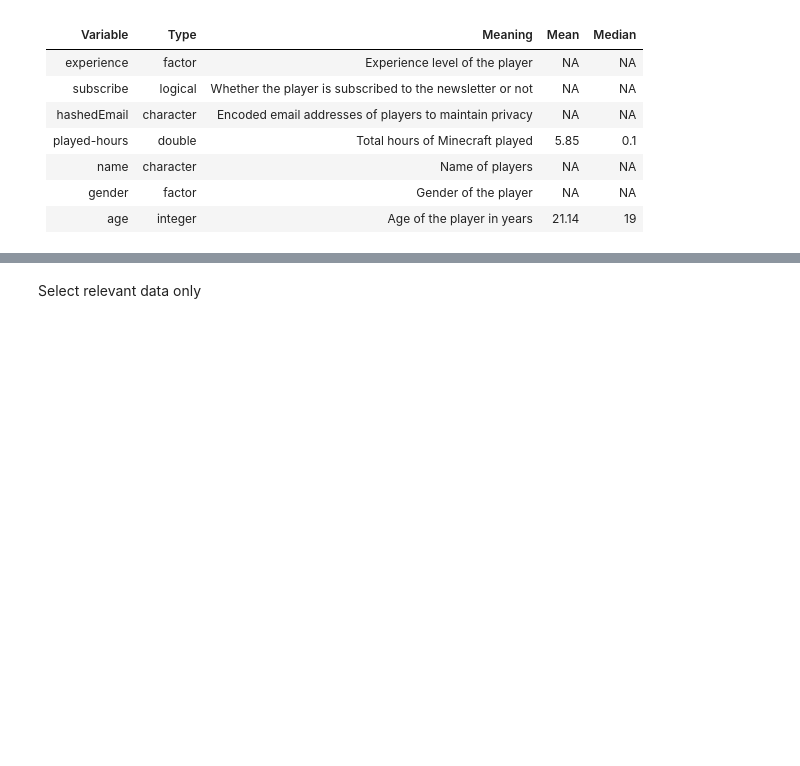
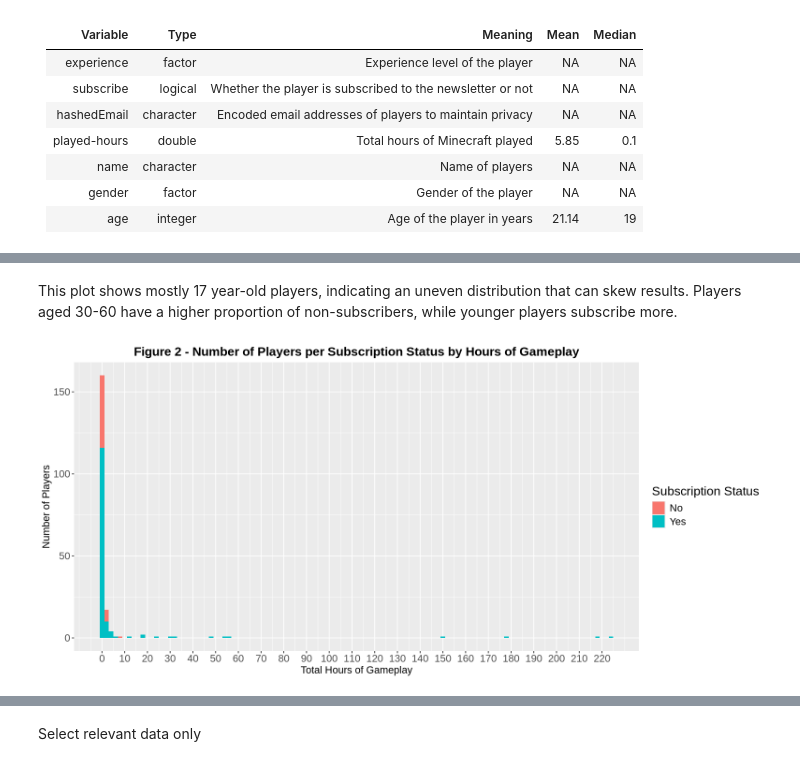
Before and after one commit to nathania-so/Group-38-DSCI-Project, a Jupyter notebook: Data Analysis Project.ipynb, the cells around one changed output, grey strips where cells are left out. Saved outputs shown, nothing was run; the diff lists cells and outputs as text; code cells hidden in the pictures; blank space fills up the shorter version.

```diff
--- a/Data Analysis Project.ipynb
+++ b/Data Analysis Project.ipynb
@@ -75,0 +92,15 @@ ERROR: Error in eval(expr, envir, enclos): object 'sessions' not found
+# %% [markdown]
+This plot shows mostly 17 year-old players, indicating an uneven distribution that can skew results. Players aged 30-60 have a higher proportion of non-subscribers, while younger players subscribe more.
+# %%
+# Creating a  graph for length of time played
+time_plot <- players |>
+            ggplot(aes(x=played_hours, fill=subscribe)) +
+            geom_histogram(position = "stack", binwidth = 2) +
+            scale_fill_discrete(name="Subscription Status", labels = c("No", "Yes")) + # [2]
+            scale_x_continuous(breaks = seq(0, 223.1, by =10)) + # [3]
+            labs(x="Total Hours of Gameplay", y="Number of Players", title = "Figure 2 - Number of Players per Subscription Status by Hours of Gameplay") +
+            theme(plot.title = element_text(size=16, face="bold", hjust = 0.5), axis.title = element_text(size = 13),
+            legend.title = element_text(size = 16), axis.text = element_text(size=13), legend.text = element_text(size = 13))
+time_plot
+# %% [output]
+[figure, added]
```
Also changed, not shown: parts of 20 cells of this notebook.
